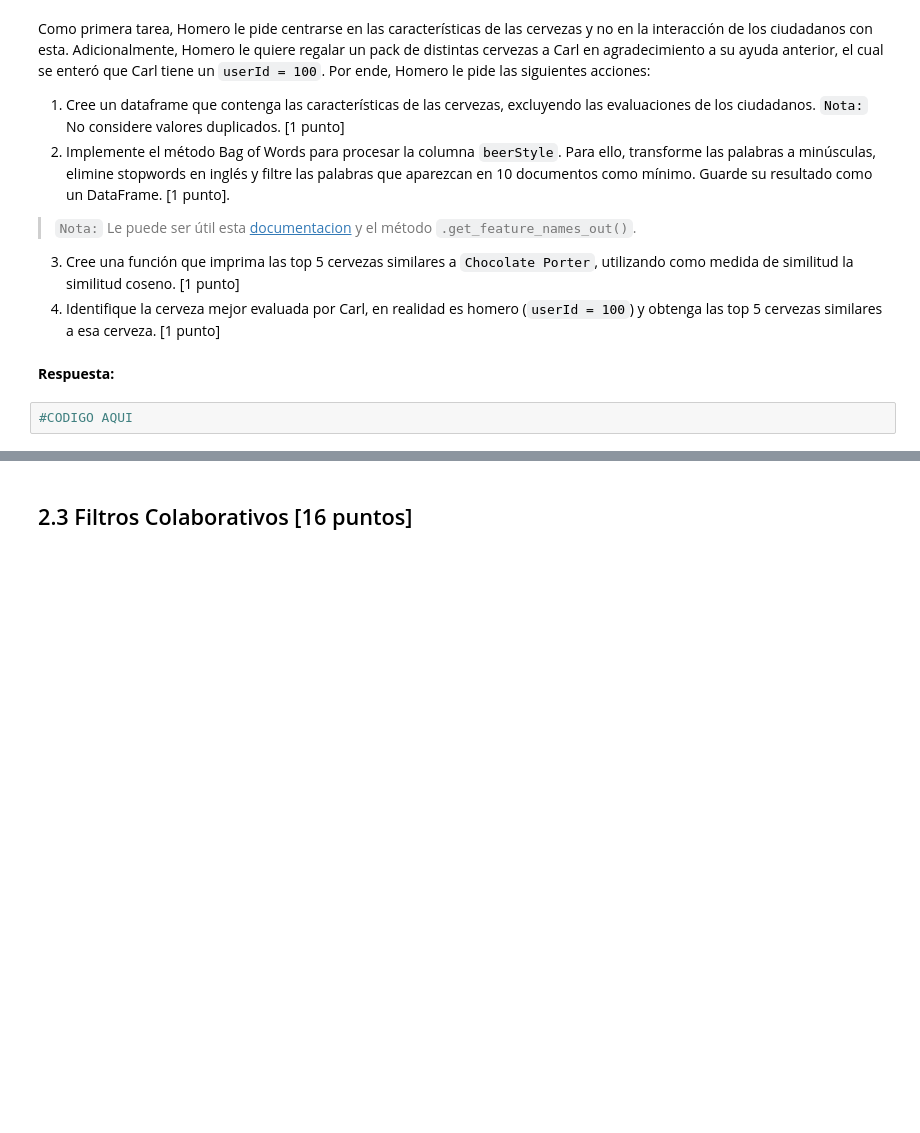
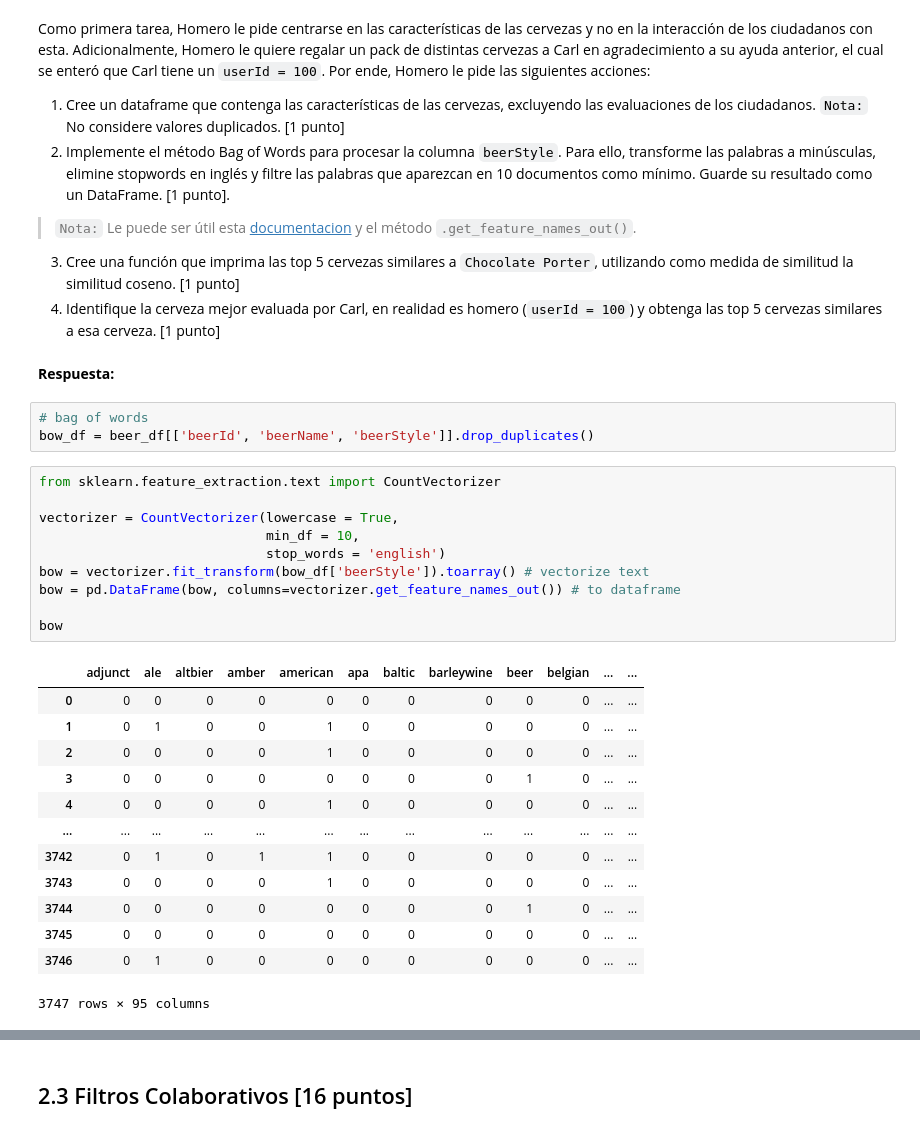
Before and after one commit to frpezzolla/lab_mds, a Jupyter notebook: lab_8/Lab_8_Enunciado.ipynb, the cells around one changed output, grey strips where cells are left out. Cells and saved outputs as stored; diff of their text form; blank space fills up the shorter version.

```diff
--- a/lab_8/Lab_8_Enunciado.ipynb
+++ b/lab_8/Lab_8_Enunciado.ipynb
@@ -849,5 +874,30 @@ Como primera tarea, Homero le pide centrarse en las características de las cerv
 4. Identifique la cerveza mejor evaluada por Carl, en realidad es homero (`userId = 100`) y obtenga las top 5 cervezas similares a esa cerveza. [1 punto]
 # %% [markdown]
 **Respuesta:**
-# %%
-#CODIGO AQUI
+# %%
+# bag of words
+bow_df = beer_df[['beerId', 'beerName', 'beerStyle']].drop_duplicates()
+# %%
+from sklearn.feature_extraction.text import CountVectorizer
+
+vectorizer = CountVectorizer(lowercase = True,
+                             min_df = 10,
+                             stop_words = 'english')
+bow = vectorizer.fit_transform(bow_df['beerStyle']).toarray() # vectorize text
+bow = pd.DataFrame(bow, columns=vectorizer.get_feature_names_out()) # to dataframe
+
+bow
+# %% [output]
+|  | adjunct | ale | altbier | amber | american | apa | baltic | barleywine | beer | belgian | ... | ... |
+| 0 | 0 | 0 | 0 | 0 | 0 | 0 | 0 | 0 | 0 | 0 | ... | ... |
+| 1 | 0 | 1 | 0 | 0 | 1 | 0 | 0 | 0 | 0 | 0 | ... | ... |
+| 2 | 0 | 0 | 0 | 0 | 1 | 0 | 0 | 0 | 0 | 0 | ... | ... |
+| 3 | 0 | 0 | 0 | 0 | 0 | 0 | 0 | 0 | 1 | 0 | ... | ... |
+| 4 | 0 | 0 | 0 | 0 | 1 | 0 | 0 | 0 | 0 | 0 | ... | ... |
+| ... | ... | ... | ... | ... | ... | ... | ... | ... | ... | ... | ... | ... |
+| 3742 | 0 | 1 | 0 | 1 | 1 | 0 | 0 | 0 | 0 | 0 | ... | ... |
+| 3743 | 0 | 0 | 0 | 0 | 1 | 0 | 0 | 0 | 0 | 0 | ... | ... |
+| 3744 | 0 | 0 | 0 | 0 | 0 | 0 | 0 | 0 | 1 | 0 | ... | ... |
+| 3745 | 0 | 0 | 0 | 0 | 0 | 0 | 0 | 0 | 0 | 0 | ... | ... |
+| 3746 | 0 | 1 | 0 | 0 | 0 | 0 | 0 | 0 | 0 | 0 | ... | ... |
+3747 rows × 95 columns
```
Also changed, not shown: parts of 9 cells of this notebook.
